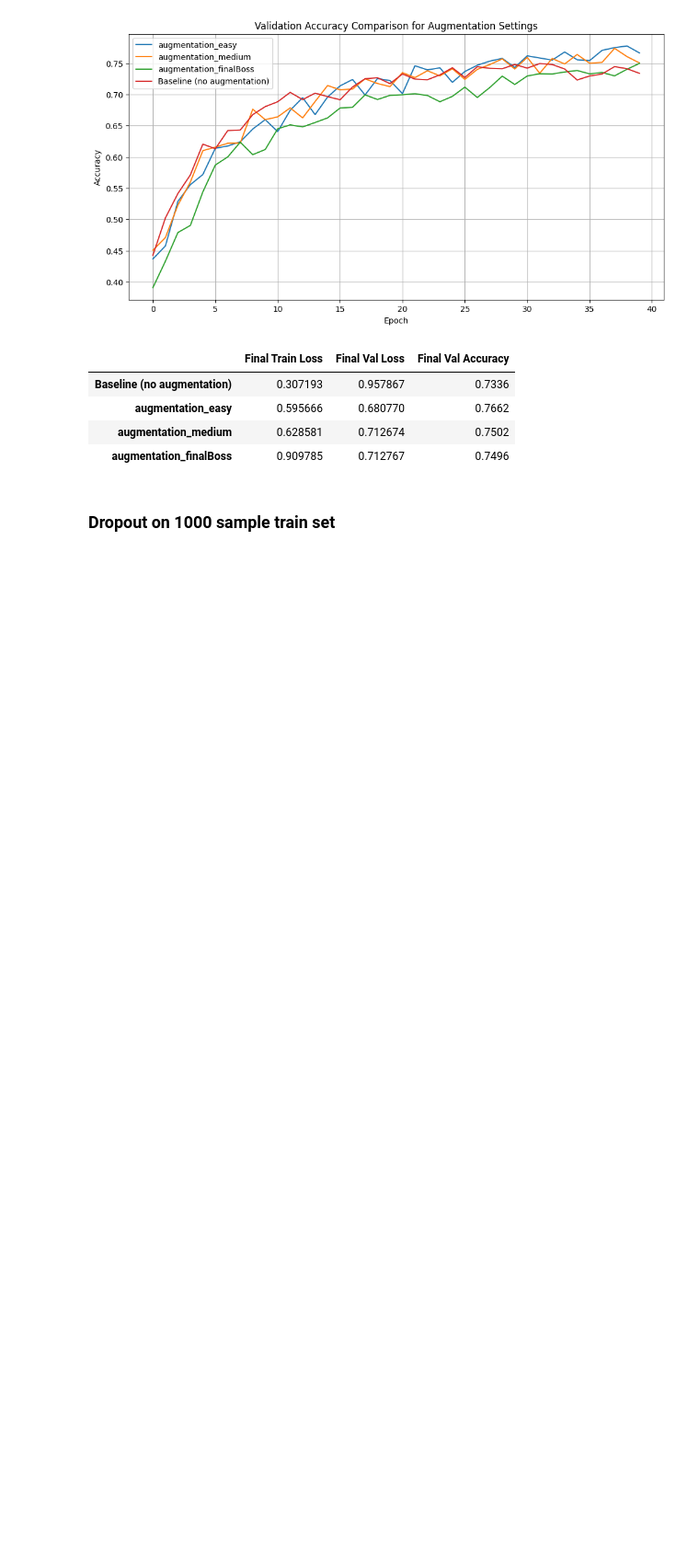
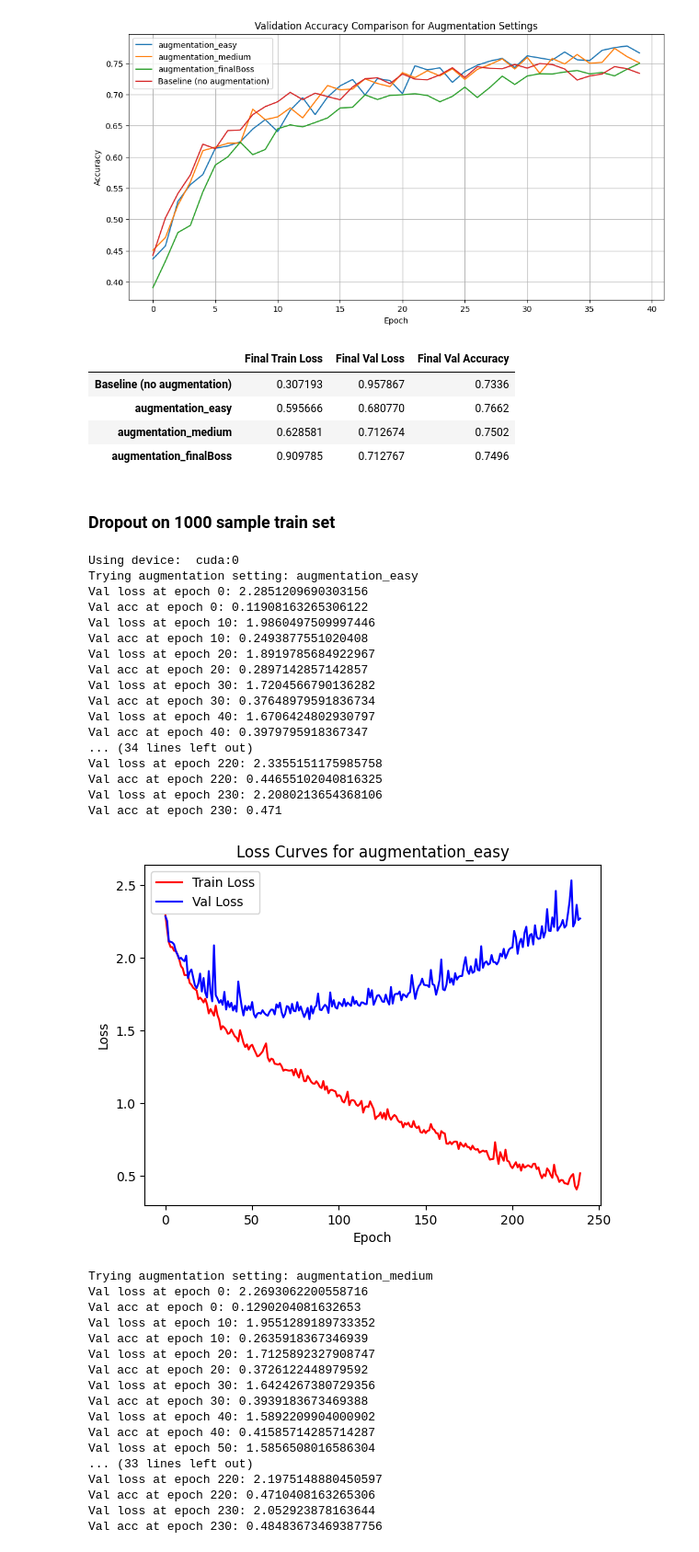
Before and after one commit to tomasbelak24/deeplearning-vision, a Jupyter notebook: hw1/augmentation.ipynb, the cells around one changed output. Shown at 92% size. Saved outputs shown, nothing was run; the diff lists cells and outputs as text; code cells hidden in the pictures; blank space fills up the shorter version.

```diff
--- a/hw1/augmentation.ipynb
+++ b/hw1/augmentation.ipynb
@@ -445,39 +445,76 @@ ce_loss = torch.nn.CrossEntropyLoss().to(device)
 for config in configs:
     print(f"Trying augmentation setting: {config['name']}")
 
-    aug_transforms = config['augmentation']()
+    aug_transforms = config['augmentation']
     dataset_aug = torchvision.datasets.CIFAR10(root='./data', train=True, download=True, transform=aug_transforms)
     trainset_aug, _ = torch.utils.data.random_split(dataset_aug, [1000, 49000], generator=torch.Generator().manual_seed(42))
     dataloader_train = torch.utils.data.DataLoader(trainset_aug, batch_size=batch_size, shuffle=True)
 
     model, model_inference = build_model(num_classes=10)
     model.to(device)
     model_inference.to(device)
 
     optimizer = torch.optim.Adam(model.parameters(), lr=1e-3)
 
     epoch_train_losses = []
     epoch_val_losses = []
     epoch_val_accs = []
 
     for e in range(240):
         train_loss, val_loss, val_acc = one_epoch(model, ce_loss, optimizer, dataloader_train, dataloader_val, False)
 
-        print(f"Val loss at epoch {e}: {val_loss}")
-        print(f"Val acc at epoch {e}: {val_acc}")
+        if e % 10 == 0:
+          print(f"Val loss at epoch {e}: {val_loss}")
+          print(f"Val acc at epoch {e}: {val_acc}")
 
         epoch_train_losses.append(train_loss)
         epoch_val_losses.append(val_loss)
         epoch_val_accs.append(val_acc)
 
     losses[config['name']][0].append(epoch_train_losses)
     losses[config['name']][1].append(epoch_val_losses)
     accuracies[config['name']].append(epoch_val_accs)
 
     plt.plot(epoch_train_losses, c='r', label='Train Loss')
     plt.plot(epoch_val_losses, c='b', label='Val Loss')
     plt.title(f"Loss Curves for {config['name']}")
     plt.xlabel('Epoch')
     plt.ylabel('Loss')
     plt.legend()
     plt.show()
+# %% [output]
+Using device:  cuda:0
+Trying augmentation setting: augmentation_easy
+Val loss at epoch 0: 2.2851209690303156
+Val acc at epoch 0: 0.11908163265306122
+Val loss at epoch 10: 1.9860497509997446
+Val acc at epoch 10: 0.2493877551020408
+Val loss at epoch 20: 1.8919785684922967
+Val acc at epoch 20: 0.2897142857142857
+Val loss at epoch 30: 1.7204566790136282
+Val acc at epoch 30: 0.37648979591836734
+Val loss at epoch 40: 1.6706424802930797
+Val acc at epoch 40: 0.3979795918367347
+... (34 lines left out)
+Val loss at epoch 220: 2.3355151175985758
+Val acc at epoch 220: 0.44655102040816325
+Val loss at epoch 230: 2.2080213654368106
+Val acc at epoch 230: 0.471
+[figure, added]
+Trying augmentation setting: augmentation_medium
+Val loss at epoch 0: 2.2693062200558716
+Val acc at epoch 0: 0.1290204081632653
+Val loss at epoch 10: 1.9551289189733352
+Val acc at epoch 10: 0.2635918367346939
+Val loss at epoch 20: 1.7125892327908747
+Val acc at epoch 20: 0.3726122448979592
+Val loss at epoch 30: 1.6424267380729356
+Val acc at epoch 30: 0.3939183673469388
+Val loss at epoch 40: 1.5892209904000902
+Val acc at epoch 40: 0.41585714285714287
+Val loss at epoch 50: 1.5856508016586304
+... (33 lines left out)
+Val loss at epoch 220: 2.1975148880450597
+Val acc at epoch 220: 0.4710408163265306
+Val loss at epoch 230: 2.052923878163644
+Val acc at epoch 230: 0.48483673469387756
```
Also changed, not shown: parts of 6 cells of this notebook.
